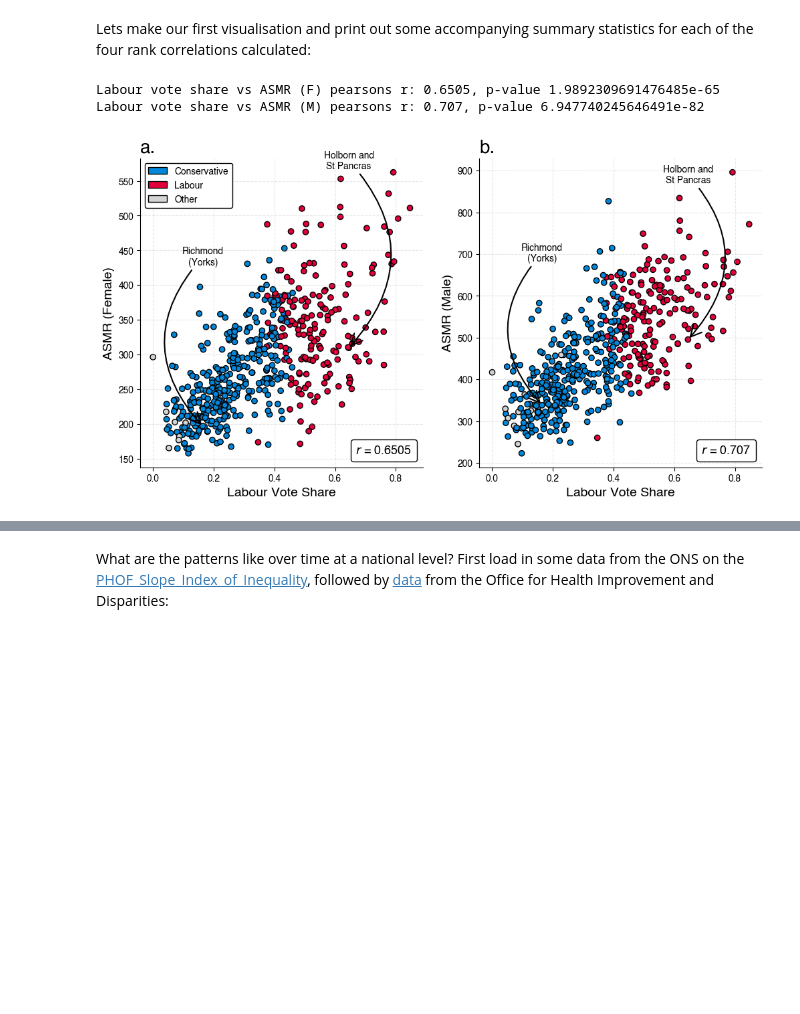
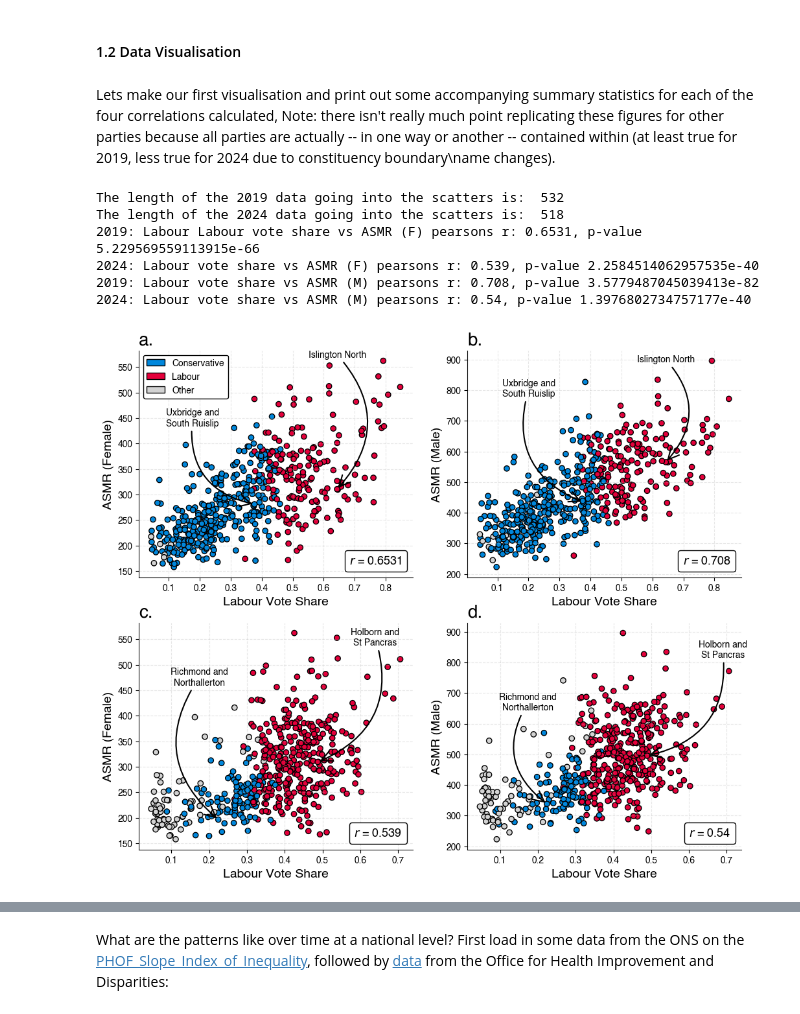
Before and after one commit to crahal/replicating_smith_and_dorling, a Jupyter notebook: src/replicating_smith_and_dorling.ipynb, the cells around one changed output, grey strips where cells are left out. Drawn from its saved outputs; the diff is of its cells as text; code cells hidden in the pictures; blank space fills up the shorter version.

Commit message:
Update figure 3

```diff
--- a/src/replicating_smith_and_dorling.ipynb
+++ b/src/replicating_smith_and_dorling.ipynb
@@ -28,2 +44,2 @@ Next, lets merge all these datasets together on the individual constituencies wi
 # %%
-df_m = make_merged()
+df_2019 = make_merged(2019)
@@ -29,0 +48,2 @@ df_m = make_merged()
+# %%
+df_2024 = make_merged_2024()
@@ -29,0 +58,7 @@ df_m = make_merged()
+# %%
+df_2019 = df_2019[df_2019['First party'].notnull()]
+df_2024 = df_2024[df_2024['First party'].notnull()]
+print('Length of 2019 df after notnulling(); "First party":',
+      len(df_2019))
+print('Length of 2024 df after notnulling(); "First party":',
+      len(df_2024))
@@ -29,0 +118,5 @@ df_m = make_merged()
+# %%
+df_2019 = df_2019[df_2019['First party']!='Spk']
+df_2024 = df_2024[df_2024['First party']!='Spk']
+print('Length of 2019 dataset after dropping speaker: ', len(df_2019))
+print('Length of 2024 dataset after dropping speaker: ', len(df_2024))
@@ -30,8 +135,14 @@ df_m = make_merged()
+# %% [markdown]
+#### 1.2 Data Visualisation
 # %% [markdown]
-Lets make our first visualisation and print out some accompanying summary statistics for each of the four rank correlations calculated:
+Lets make our first visualisation and print out some accompanying summary statistics for each of the four correlations calculated, Note: there isn't really much point replicating these figures for other parties because all parties are actually -- in one way or another -- contained within (at least true for 2019, less true for 2024 due to constituency boundary\name changes).
 # %%
-plot_scatters(df_m)
+plot_scatters(df_2019, df_2024, ['Lab PC', 'Labour', True])
 # %% [output]
-Labour vote share vs ASMR (F) pearsons r: 0.6505, p-value 1.9892309691476485e-65
-Labour vote share vs ASMR (M) pearsons r: 0.707, p-value 6.947740245646491e-82
+The length of the 2019 data going into the scatters is:  532
+The length of the 2024 data going into the scatters is:  518
+2019: Labour Labour vote share vs ASMR (F) pearsons r: 0.6531, p-value 5.229569559113915e-66
+2024: Labour vote share vs ASMR (F) pearsons r: 0.539, p-value 2.2584514062957535e-40
+2019: Labour vote share vs ASMR (M) pearsons r: 0.708, p-value 3.5779487045039413e-82
+2024: Labour vote share vs ASMR (M) pearsons r: 0.54, p-value 1.3976802734757177e-40
-[figure, old version]
+[figure, new version]
```
Also changed, not shown: parts of 52 cells of this notebook, 7 other files.
